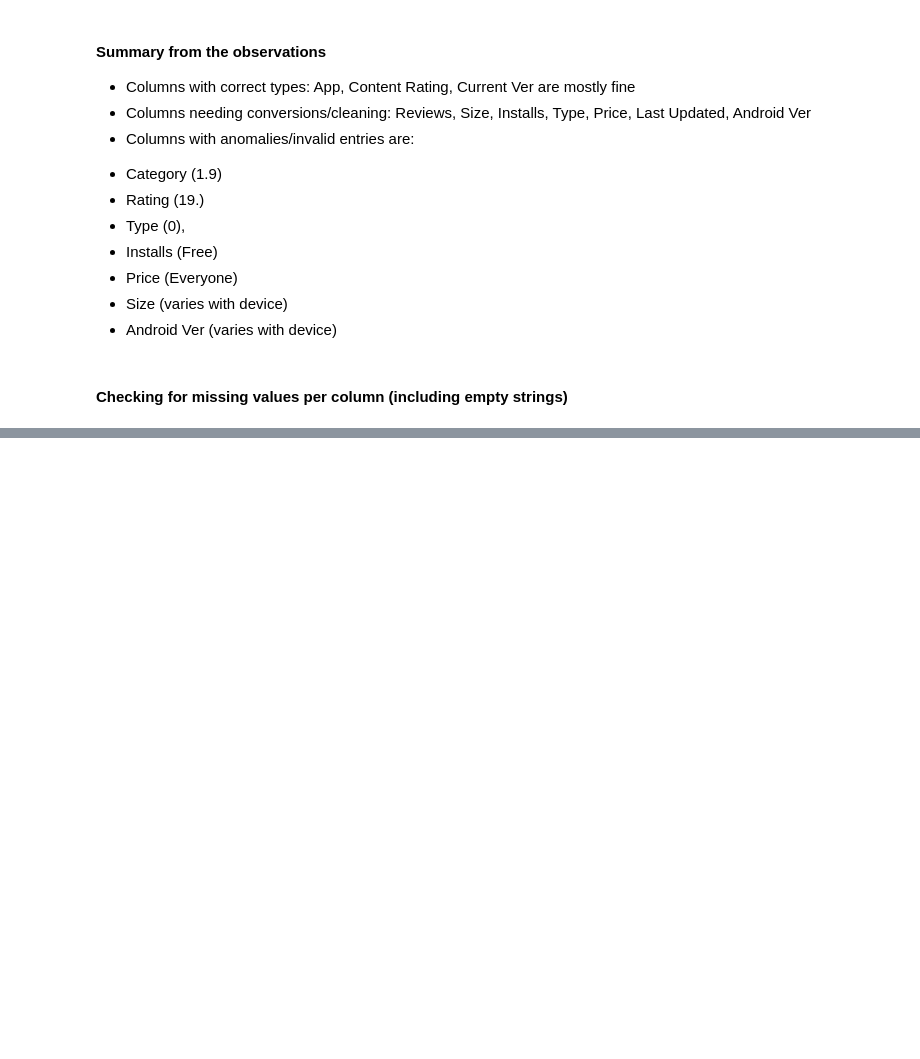
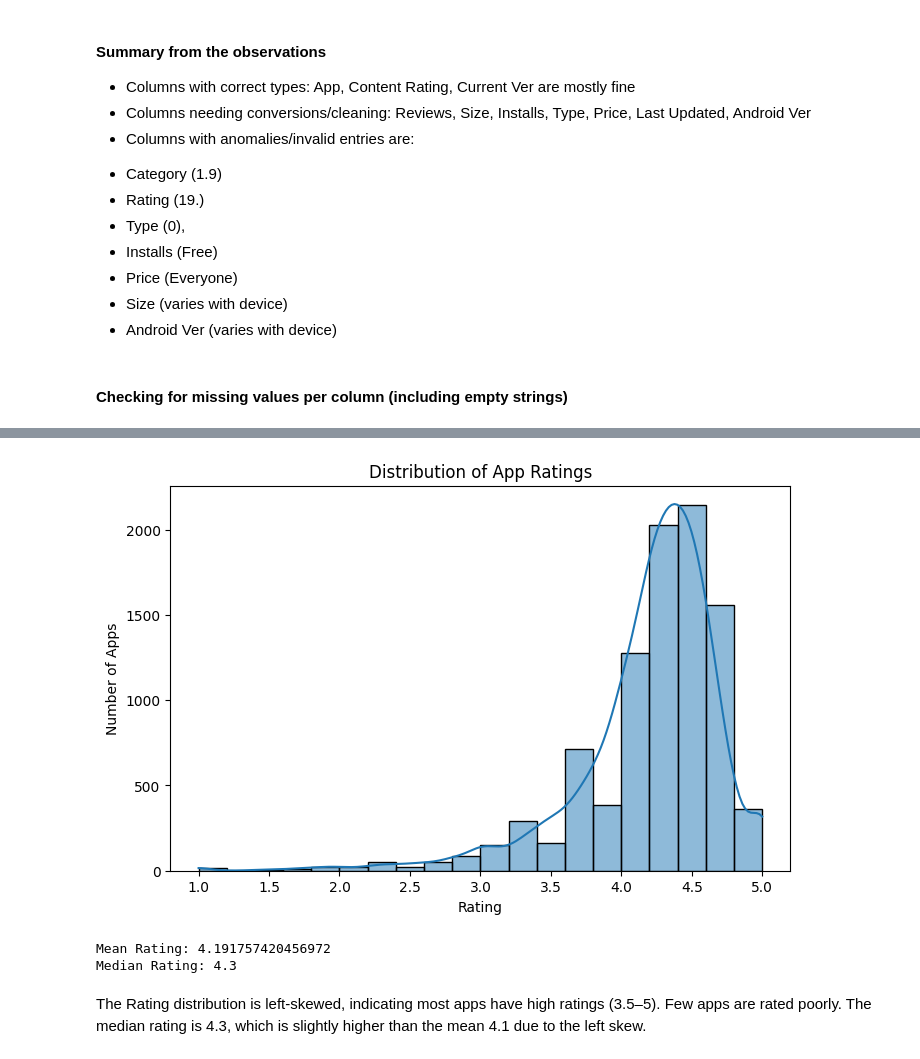
Before and after one commit to TejasMJ/Google-Play-Store-App-EDA-, a Jupyter notebook: Google_PlayStore_Apps_DEA.ipynb, the cells around one changed output, grey strips where cells are left out. Saved outputs shown, nothing was run; the diff lists cells and outputs as text; code cells hidden in the pictures; blank space fills up the shorter version.

Commit message:
Completed the initial EDA until the cleaning of the Data

```diff
--- a/Google_PlayStore_Apps_DEA.ipynb
+++ b/Google_PlayStore_Apps_DEA.ipynb
@@ -171,0 +190,6 @@ Genres                  Genres               0        0.000000
+# %%
+# Remove invalid Category entry '1.9'
+df = df[df['Category'] != '1.9']
+# %%
+# Converting data type from object to category
+df['Category'] = df['Category'].astype('category')
@@ -171,0 +201,24 @@ Genres                  Genres               0        0.000000
+# %%
+# Keep only ratings between 1 and 5
+df = df[(df['Rating'] >= 1) & (df['Rating'] <= 5)]
+# %%
+plt.figure(figsize=(8,5))
+sns.histplot(df['Rating'], bins=20, kde=True)
+plt.title('Distribution of App Ratings')
+plt.xlabel('Rating')
+plt.ylabel('Number of Apps')
+plt.show()
+# %% [output]
+[figure, added]
+# %%
+# Calculate mean and median
+mean_rating = df['Rating'].mean()
+median_rating = df['Rating'].median()
+
+print(f"Mean Rating: {mean_rating}")
+print(f"Median Rating: {median_rating}")
+# %% [output]
+Mean Rating: 4.191757420456972
+Median Rating: 4.3
+# %% [markdown]
+The Rating distribution is left-skewed, indicating most apps have high ratings (3.5–5). Few apps are rated poorly. The median rating is 4.3, which is slightly higher than the mean 4.1 due to the left skew.
```
Also changed, not shown: parts of 34 cells of this notebook, 1 other file.
